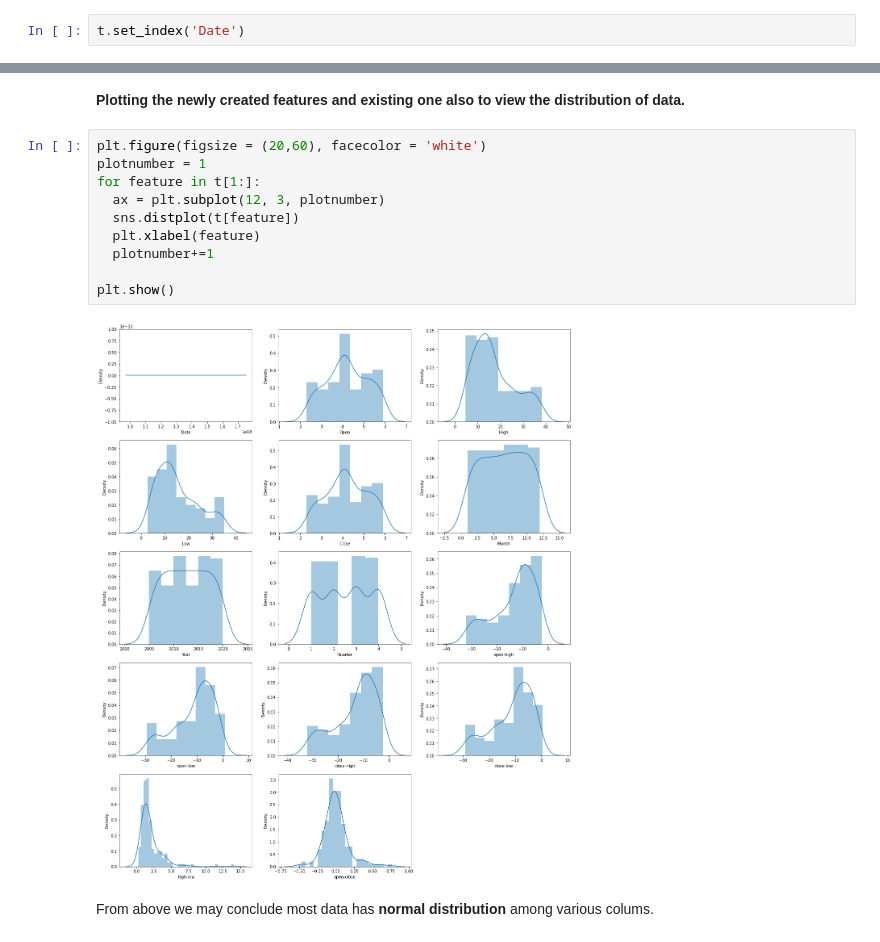
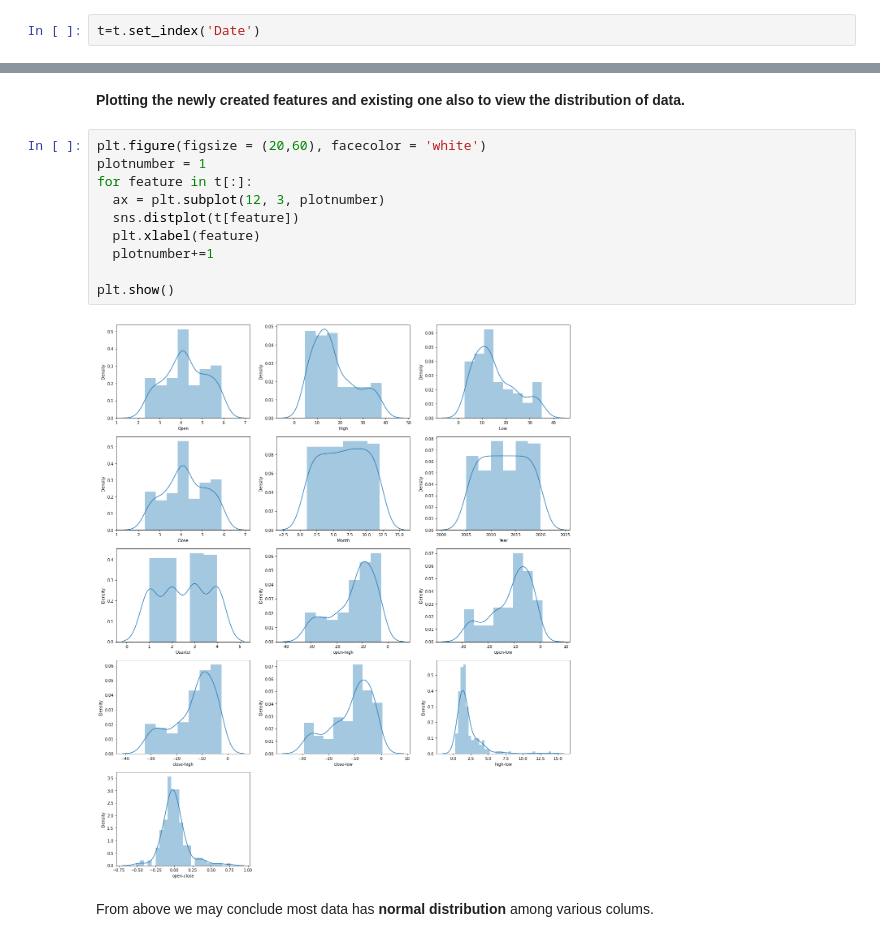
Before and after one commit to keerthibehara/Yes_Bank_Prices_Prediction-Project, a Jupyter notebook: Yes_Bank_Stock_Closing_Prices_Prediction_BeharaSai_Keerthi_Capstone_Project.ipynb, the cells around one changed output, grey strips where cells are left out. Drawn from its saved outputs; the diff is of its cells as text.

```diff
--- a/Yes_Bank_Stock_Closing_Prices_Prediction_BeharaSai_Keerthi_Capstone_Project.ipynb
+++ b/Yes_Bank_Stock_Closing_Prices_Prediction_BeharaSai_Keerthi_Capstone_Project.ipynb
@@ -316,4 +316,4 @@ t['Quarter']= t['Date'].dt.quarter
 # %%
 t1 = t.drop(["Date"], axis = 1)
 # %%
-t.set_index('Date')
+t=t.set_index('Date')
@@ -352,14 +337,14 @@ t['open-close'] = t['Open'] - t['Close']
 # %%
 plt.figure(figsize = (20,60), facecolor = 'white')
 plotnumber = 1
-for feature in t[1:]:
+for feature in t[:]:
   ax = plt.subplot(12, 3, plotnumber)
   sns.distplot(t[feature])
   plt.xlabel(feature)
   plotnumber+=1
 
 plt.show()
 # %% [output]
-[figure, old version]
+[figure, new version]
 # %% [markdown]
 From above we may conclude most data has **normal distribution** among various colums.
```
Also changed, not shown: parts of 24 cells of this notebook.
